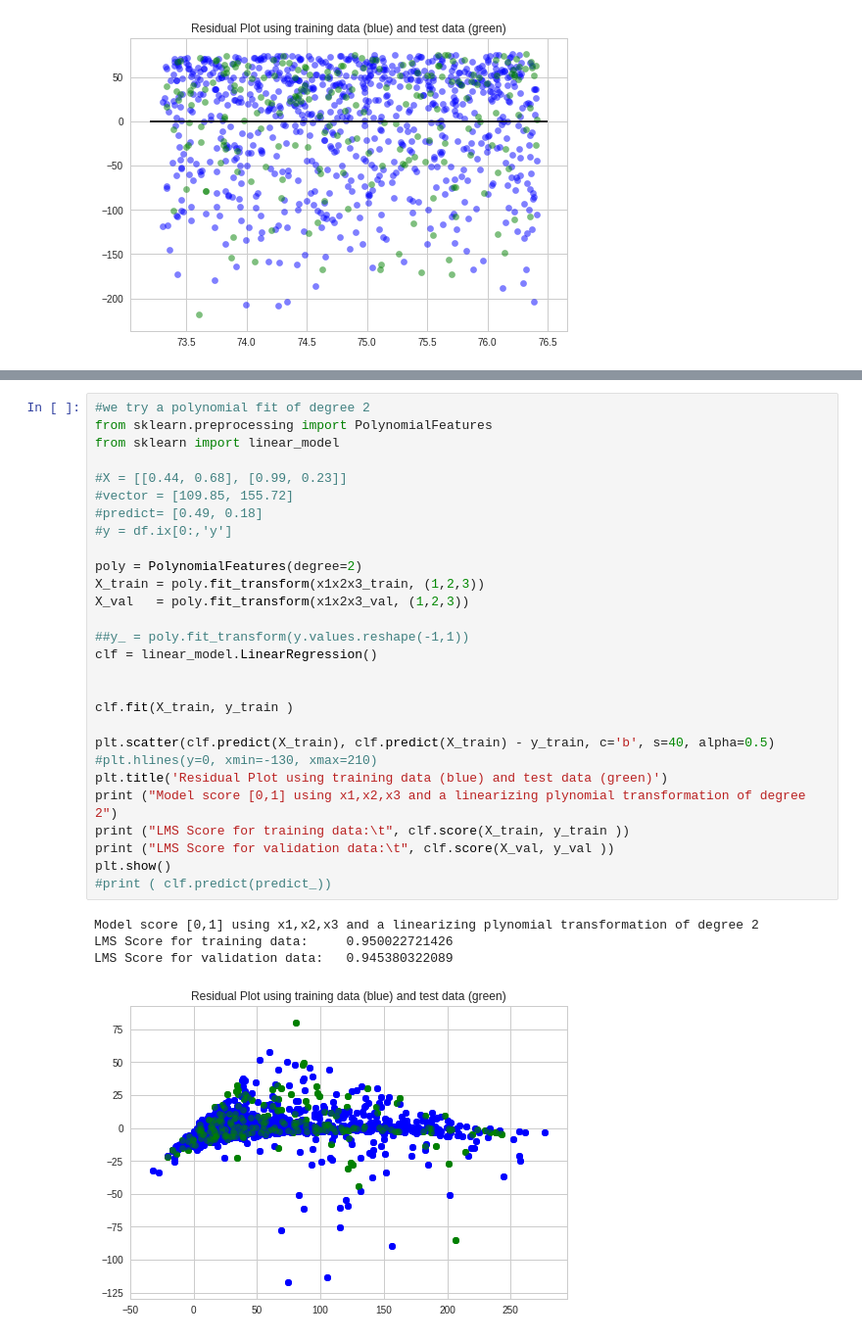
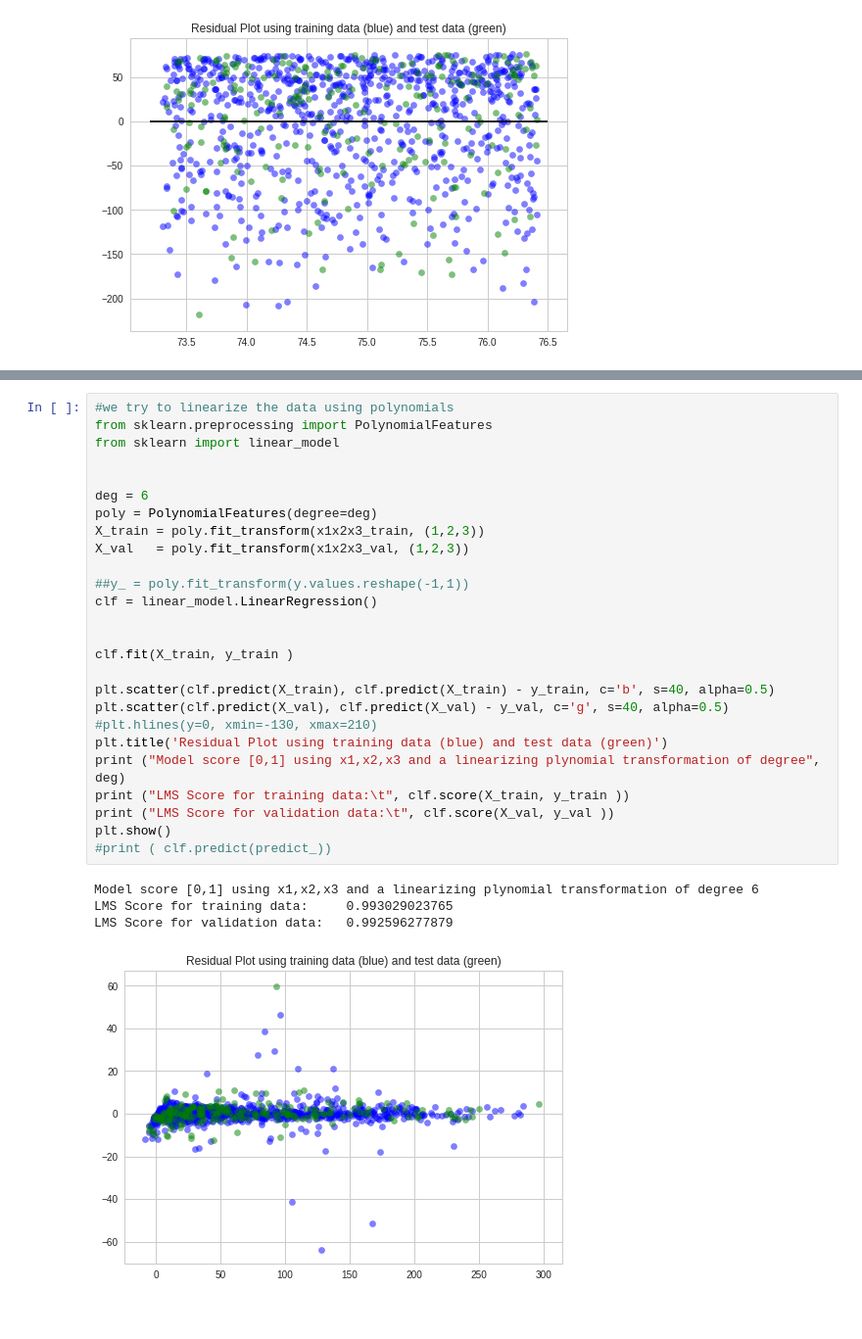
Before and after one commit to perthi/deep-learning, a Jupyter notebook: may.12th.ipynb, the cells around one changed output, grey strips where cells are left out. Shown at 98% size. Saved outputs shown, nothing was run; the diff lists cells and outputs as text.

Commit message:
polynomial lienarizing fit

```diff
--- a/may.12th.ipynb
+++ b/may.12th.ipynb
@@ -286,33 +319,31 @@ LMS Score for validation data:   -0.00138585960231
 # %%
-#we try a polynomial fit of degree 2
+#we try to linearize the data using polynomials
 from sklearn.preprocessing import PolynomialFeatures
 from sklearn import linear_model
 
-#X = [[0.44, 0.68], [0.99, 0.23]]
-#vector = [109.85, 155.72]
-#predict= [0.49, 0.18]
-#y = df.ix[0:,'y']
 
-poly = PolynomialFeatures(degree=2)
+deg = 6
+poly = PolynomialFeatures(degree=deg)
 X_train = poly.fit_transform(x1x2x3_train, (1,2,3))
 X_val   = poly.fit_transform(x1x2x3_val, (1,2,3))
 
 ##y_ = poly.fit_transform(y.values.reshape(-1,1))
 clf = linear_model.LinearRegression()
 
 
 clf.fit(X_train, y_train )
 
 plt.scatter(clf.predict(X_train), clf.predict(X_train) - y_train, c='b', s=40, alpha=0.5)
+plt.scatter(clf.predict(X_val), clf.predict(X_val) - y_val, c='g', s=40, alpha=0.5)
 #plt.hlines(y=0, xmin=-130, xmax=210)
 plt.title('Residual Plot using training data (blue) and test data (green)')
-print ("Model score [0,1] using x1,x2,x3 and a linearizing plynomial transformation of degree 2")
+print ("Model score [0,1] using x1,x2,x3 and a linearizing plynomial transformation of degree", deg)
 print ("LMS Score for training data:\t", clf.score(X_train, y_train ))
 print ("LMS Score for validation data:\t", clf.score(X_val, y_val ))
 plt.show()
 #print ( clf.predict(predict_))
 # %% [output]
-Model score [0,1] using x1,x2,x3 and a linearizing plynomial transformation of degree 2
-LMS Score for training data:     0.950022721426
-LMS Score for validation data:   0.945380322089
+Model score [0,1] using x1,x2,x3 and a linearizing plynomial transformation of degree 6
+LMS Score for training data:     0.993029023765
+LMS Score for validation data:   0.992596277879
-[figure, old version]
+[figure, new version]
```
Also changed, not shown: parts of 14 cells of this notebook.
